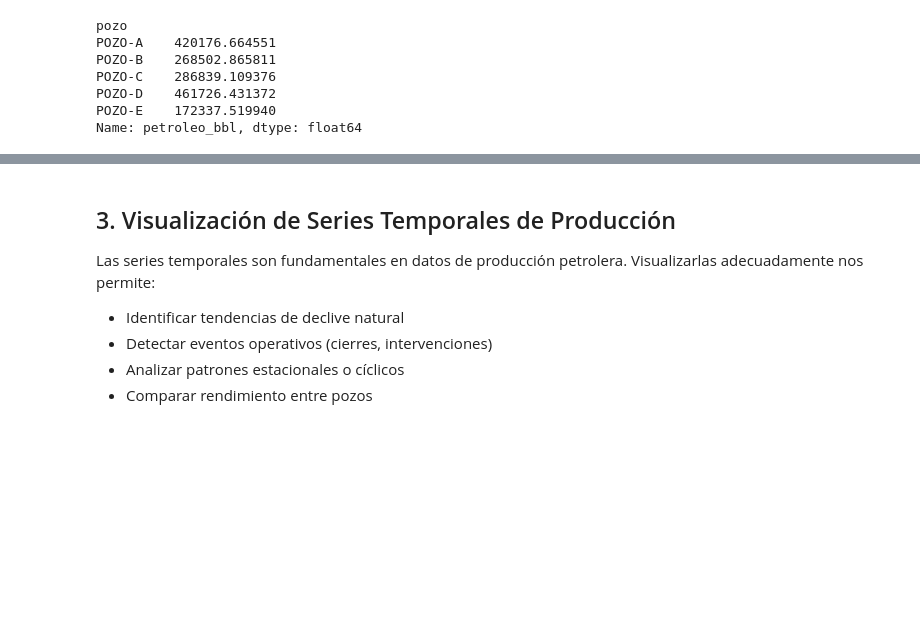
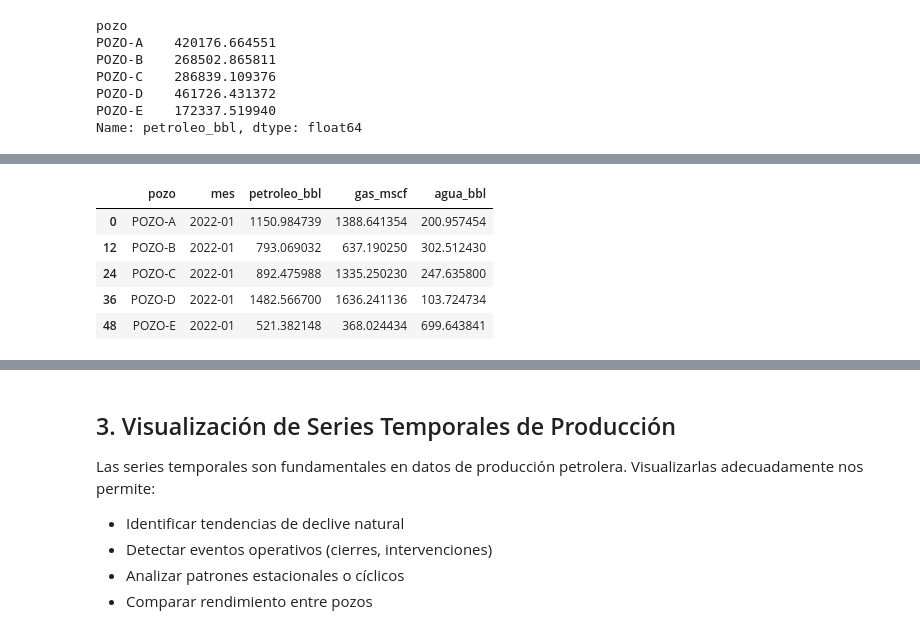
Before and after one commit to ERoblesMSNTIC/bootcamp-institute-intro, a Jupyter notebook: laboratorio-01.ipynb, the cells around one changed output, grey strips where cells are left out. Saved outputs shown, nothing was run; the diff lists cells and outputs as text; code cells hidden in the pictures; blank space fills up the shorter version.

```diff
--- a/laboratorio-01.ipynb
+++ b/laboratorio-01.ipynb
@@ -359,0 +371,9 @@ tendencia_mensual.head()
+# %%
+tendencia_mensual.loc[tendencia_mensual.mes=="2022-01"]
+# %% [output]
+|  | pozo | mes | petroleo_bbl | gas_mscf | agua_bbl |
+| 0 | POZO-A | 2022-01 | 1150.984739 | 1388.641354 | 200.957454 |
+| 12 | POZO-B | 2022-01 | 793.069032 | 637.190250 | 302.512430 |
+| 24 | POZO-C | 2022-01 | 892.475988 | 1335.250230 | 247.635800 |
+| 36 | POZO-D | 2022-01 | 1482.566700 | 1636.241136 | 103.724734 |
+| 48 | POZO-E | 2022-01 | 521.382148 | 368.024434 | 699.643841 |
```
Also changed, not shown: parts of 12 cells of this notebook.
